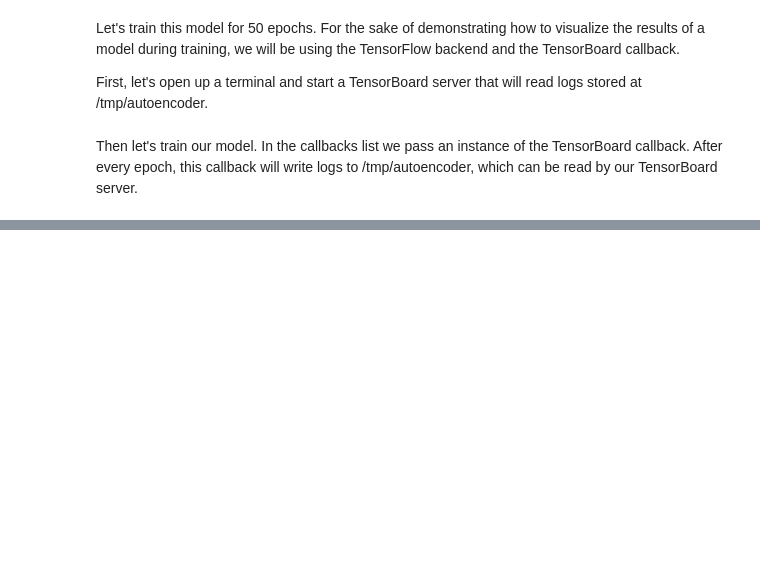
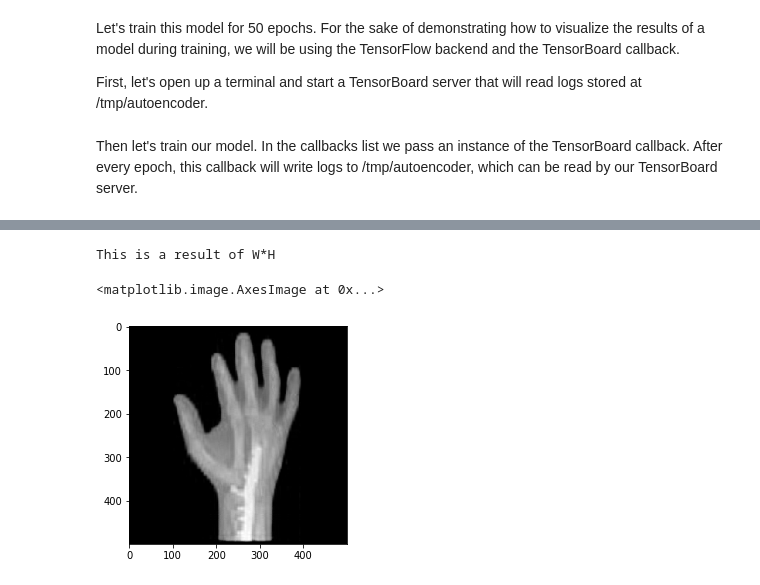
Before and after one commit to Valentyn1997/xray, a Jupyter notebook: notebooks/CNN_hitansh.ipynb, the cells around one changed output, grey strips where cells are left out. Drawn from its saved outputs; the diff is of its cells as text; code cells hidden in the pictures; blank space fills up the shorter version.

```diff
--- a/notebooks/CNN_hitansh.ipynb
+++ b/notebooks/CNN_hitansh.ipynb
@@ -169,0 +288,21 @@ plt.show()
+# %%
+from sklearn import svm
+from sklearn import decomposition
+
+b=decoded_imgs[96].reshape(source_size, source_size)
+outliers_fraction = 0.15
+algorithm = svm.OneClassSVM(nu=outliers_fraction, kernel="rbf", gamma=0.1)
+
+n_components = 50
+estimator = decomposition.NMF(n_components = n_components, init = 'random', tol=5e-3)
+W = estimator.fit_transform(b)
+H = estimator.components_
+
+new_img = np.dot(W,H)
+#print(new_img.shape)
+print('This is a result of W*H')
+plt.imshow(new_img)
+# %% [output]
+This is a result of W*H
+<matplotlib.image.AxesImage at 0x...>
+[figure, added]
```
Also changed, not shown: parts of 21 cells of this notebook, 1 other file.
